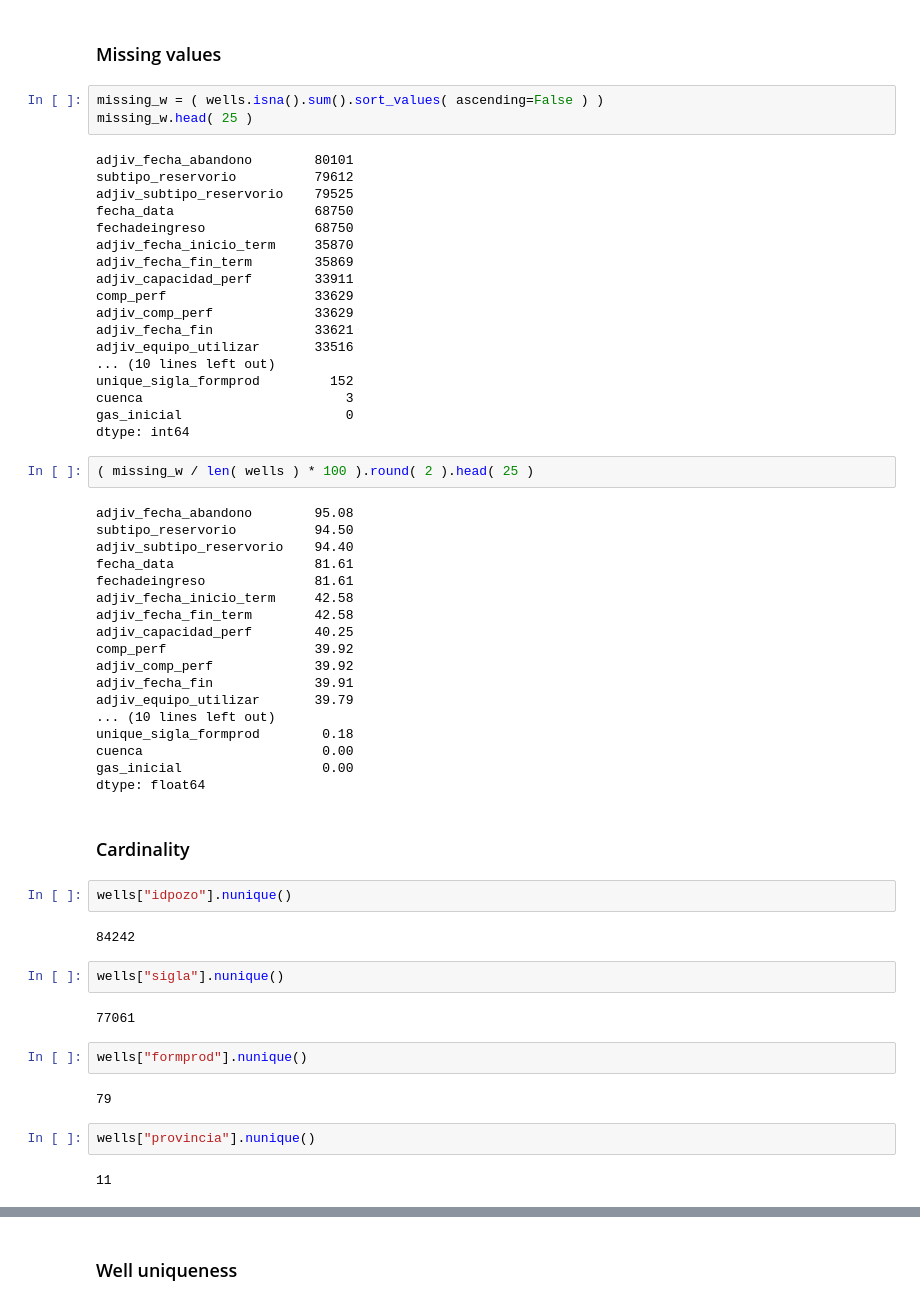
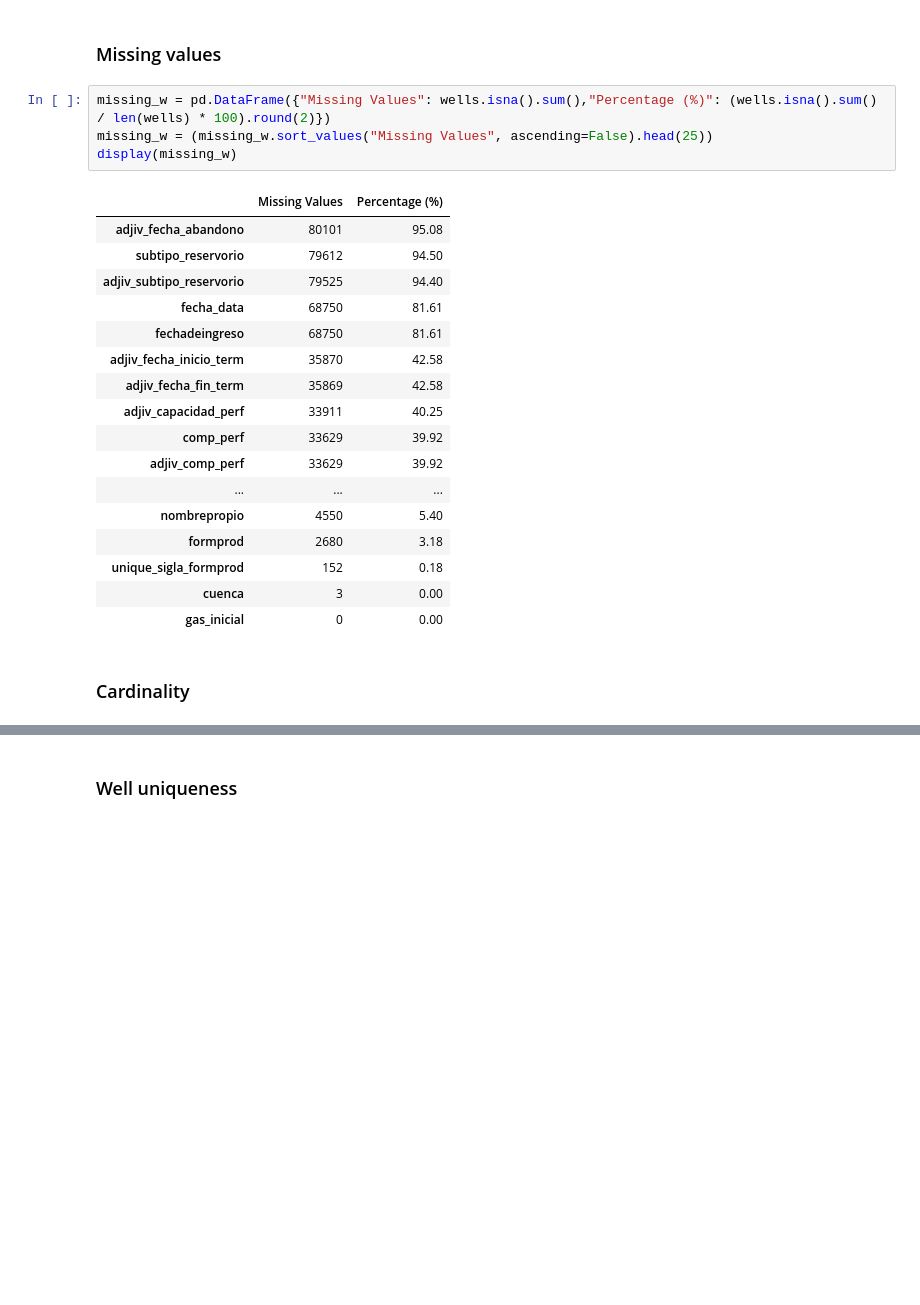
Before and after one commit to Isivaleriano/TP_Ing_Software, a Jupyter notebook: notebooks/01_data_exploration.ipynb, the cells around one changed output, grey strips where cells are left out. Drawn from its saved outputs; the diff is of its cells as text; blank space fills up the shorter version.

```diff
--- a/notebooks/01_data_exploration.ipynb
+++ b/notebooks/01_data_exploration.ipynb
@@ -280,61 +258,26 @@ dtype: object
 # %% [markdown]
 ### Missing values
-# %%
-missing_w = ( wells.isna().sum().sort_values( ascending=False ) )
-missing_w.head( 25 )
-# %% [output]
-adjiv_fecha_abandono        80101
-subtipo_reservorio          79612
-adjiv_subtipo_reservorio    79525
-fecha_data                  68750
-fechadeingreso              68750
-adjiv_fecha_inicio_term     35870
-adjiv_fecha_fin_term        35869
-adjiv_capacidad_perf        33911
-comp_perf                   33629
-adjiv_comp_perf             33629
-adjiv_fecha_fin             33621
-adjiv_equipo_utilizar       33516
-... (10 lines left out)
-unique_sigla_formprod         152
-cuenca                          3
-gas_inicial                     0
-dtype: int64
-# %%
-( missing_w / len( wells ) * 100 ).round( 2 ).head( 25 )
-# %% [output]
-adjiv_fecha_abandono        95.08
-subtipo_reservorio          94.50
-adjiv_subtipo_reservorio    94.40
-fecha_data                  81.61
-fechadeingreso              81.61
-adjiv_fecha_inicio_term     42.58
-adjiv_fecha_fin_term        42.58
-adjiv_capacidad_perf        40.25
-comp_perf                   39.92
-adjiv_comp_perf             39.92
-adjiv_fecha_fin             39.91
-adjiv_equipo_utilizar       39.79
-... (10 lines left out)
-unique_sigla_formprod        0.18
-cuenca                       0.00
-gas_inicial                  0.00
-dtype: float64
+# %%
+missing_w = pd.DataFrame({"Missing Values": wells.isna().sum(),"Percentage (%)": (wells.isna().sum() / len(wells) * 100).round(2)})
+missing_w = (missing_w.sort_values("Missing Values", ascending=False).head(25))
+display(missing_w)
+# %% [output]
+|  | Missing Values | Percentage (%) |
+| adjiv_fecha_abandono | 80101 | 95.08 |
+| subtipo_reservorio | 79612 | 94.50 |
+| adjiv_subtipo_reservorio | 79525 | 94.40 |
+| fecha_data | 68750 | 81.61 |
+| fechadeingreso | 68750 | 81.61 |
+| adjiv_fecha_inicio_term | 35870 | 42.58 |
+| adjiv_fecha_fin_term | 35869 | 42.58 |
+| adjiv_capacidad_perf | 33911 | 40.25 |
+| comp_perf | 33629 | 39.92 |
+| adjiv_comp_perf | 33629 | 39.92 |
+| ... | ... | ... |
+| nombrepropio | 4550 | 5.40 |
+| formprod | 2680 | 3.18 |
+| unique_sigla_formprod | 152 | 0.18 |
+| cuenca | 3 | 0.00 |
+| gas_inicial | 0 | 0.00 |
 # %% [markdown]
 ### Cardinality
-# %%
-wells["idpozo"].nunique()
-# %% [output]
-84242
-# %%
-wells["sigla"].nunique()
-# %% [output]
-77061
-# %%
-wells["formprod"].nunique()
-# %% [output]
-79
-# %%
-wells["provincia"].nunique()
-# %% [output]
-11
```
Also changed, not shown: parts of 44 cells of this notebook.
